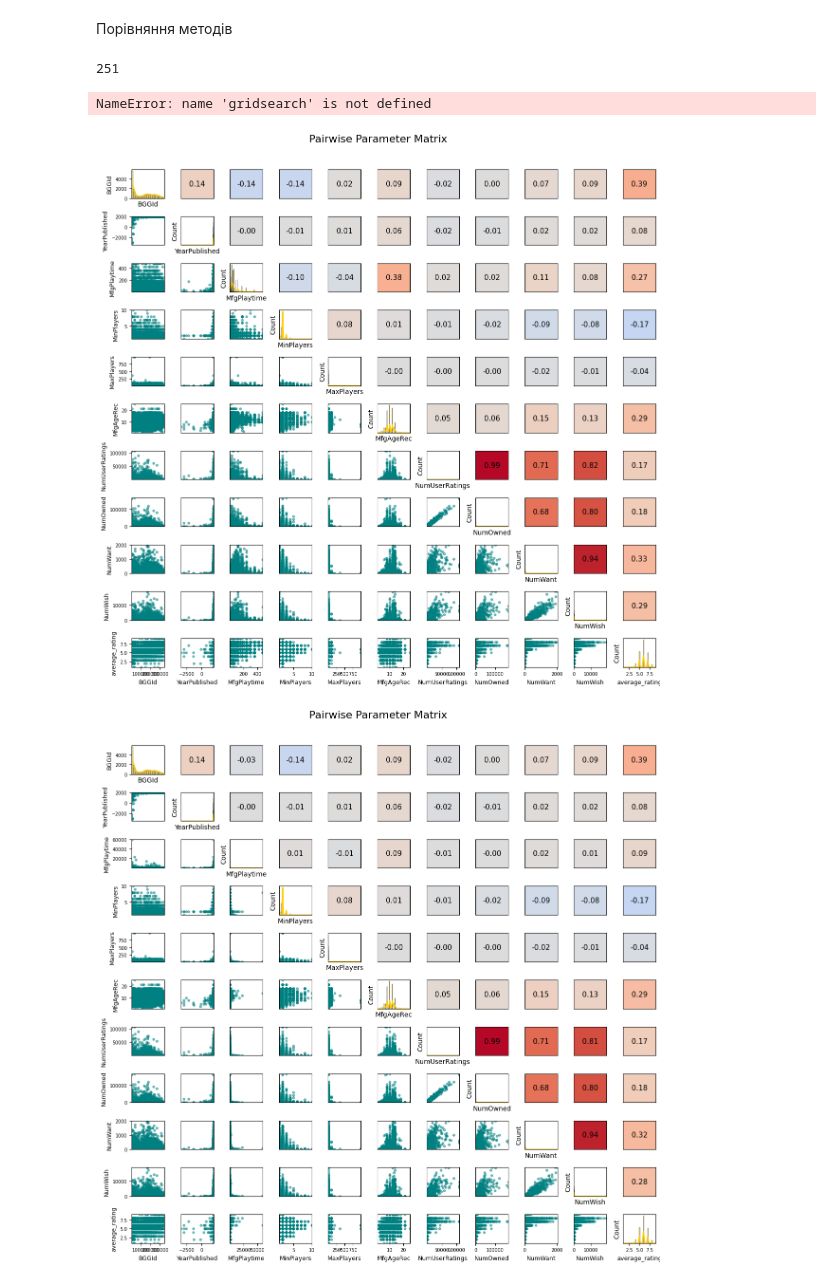
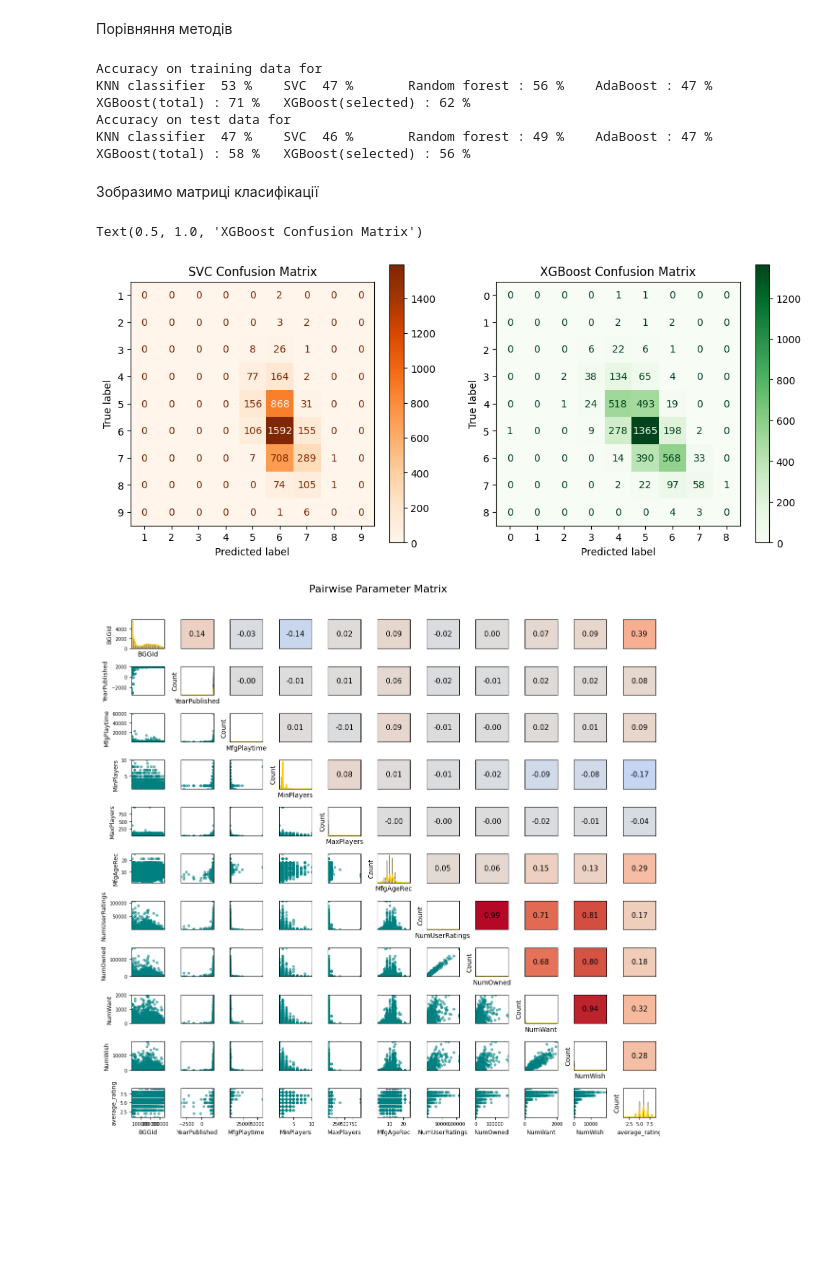
Before and after one commit to OleksandrPanasenko/BoardGamesAnalysis, a Jupyter notebook: archive/analysis.ipynb, the cells around one changed output. Drawn from its saved outputs; the diff is of its cells as text; code cells hidden in the pictures; blank space fills up the shorter version.

```diff
--- a/archive/analysis.ipynb
+++ b/archive/analysis.ipynb
@@ -1284,18 +1194,63 @@ artists_numbered.value_counts().sort_index(ascending=True)
 Name: count, dtype: int64
 # %% [markdown]
 Порівняння методів
+# %%
+X_train_numeric=scaler.fit_transform(class_df_train.drop(["BGGId", "Name", "NumUserRatings"],axis=1))
+X_test_numeric=scaler.fit_transform(class_df_test.drop(["BGGId", "Name", "NumUserRatings"],axis=1))
+# %%
+X_train=class_df_train
+X_test=class_df_test
+
+for data_name in features:
+    X_train=pd.merge(
+    X_train,
+    datasets[data_name],
+    on='BGGId',
+    how='inner'
+    )
+
+    X_test=pd.merge(
+    X_test,
+    datasets[data_name],
+    on='BGGId',
+    how='inner'
+    )
+
+feat_names = X_train.drop(["BGGId", "Name", "NumUserRatings"],axis=1).columns
+
+X_train=scaler.fit_transform(X_train.drop(["BGGId", "Name", "NumUserRatings"],axis=1))
+y_train=class_labels_train
+X_test=scaler.transform(X_test.drop(["BGGId", "Name", "NumUserRatings"],axis=1))
+y_test=class_labels_test
+
+y_train_xg=y_train-1
+y_test_xg=y_test-1
 # %%
 print("Accuracy on training data for ")
-print("KNN classifier ", int(knn.score(X_test, y_test)*100), '%', '\tSVC ', int(svc.score(X_test,y_test)), '%', '\tRandom forest :', int(forest_save.score(X_test,y_test)*100), '%', '\tAdaBoost :', int(ada.score(X_test,y_test)*100), '%', '\tXGBoost :', int(), '%')
+print("KNN classifier ", int(knn.score(X_train_numeric, y_train)*100), '%', '\tSVC ', int(svc.score(X_train_numeric,y_train)*100), '%', '\tRandom forest :', int(forest_save.score(X_train_numeric,y_train)*100), '%', '\tAdaBoost :', int(ada.score(X_train_complete,y_train)*100), '%', '\tXGBoost(total) :', int(xgb_total.score(X_train_complete,y_train-1)*100), '%', '\tXGBoost(selected) :', int(xgb.score(X_train,y_train-1)*100), '%')
+print("Accuracy on test data for ")
+print("KNN classifier ", int(knn.score(X_test_numeric, y_test)*100), '%', '\tSVC ', int(svc.score(X_test_numeric,y_test)*100), '%', '\tRandom forest :', int(forest_save.score(X_test_numeric,y_test)*100), '%', '\tAdaBoost :', int(ada.score(X_test_complete,y_test)*100), '%', '\tXGBoost(total) :', int(xgb_total.score(X_test_complete,y_test-1)*100), '%', '\tXGBoost(selected) :', int(xgb.score(X_test,y_test-1)*100), '%')
+# %% [output]
+Accuracy on training data for
+KNN classifier  53 %    SVC  47 %       Random forest : 56 %    AdaBoost : 47 %         XGBoost(total) : 71 %   XGBoost(selected) : 62 %
+Accuracy on test data for
+KNN classifier  47 %    SVC  46 %       Random forest : 49 %    AdaBoost : 47 %         XGBoost(total) : 58 %   XGBoost(selected) : 56 %
-# %%
-games[games['MfgPlaytime']>480]['MfgPlaytime'].size
-# %% [output]
-251
-# %%
-gridsearch.cv_results_['mean_test_score']
-# %% [output]
-NameError: name 'gridsearch' is not defined
-# %%
-subplot_matrix(games_classification[games_classification['MfgPlaytime']<=480])
-# %% [output]
-[figure, removed]
+# %% [markdown]
+Зобразимо матриці класифікації
+# %%
+fig, ax = plt.subplots(1,2, figsize=(12, 5))
+
+cm=confusion_matrix(y_test, svc.predict(X_test_numeric), labels=svc.classes_)
+disp=ConfusionMatrixDisplay(confusion_matrix=cm, display_labels=svc.classes_)
+ax[0].set_title("SVC Confusion Matrix")
+
+disp.plot(cmap="Oranges",ax=ax[0])
+
+cm=confusion_matrix(y_test-1, xgb_total.predict(X_test_complete), labels=xgb_total.classes_)
+disp=ConfusionMatrixDisplay(confusion_matrix=cm, display_labels=xgb_total.classes_)
+
+disp.plot(cmap="Greens",ax=ax[1])
+ax[1].set_title("XGBoost Confusion Matrix")
+# %% [output]
+Text(0.5, 1.0, 'XGBoost Confusion Matrix')
+[figure, added]
```
Also changed, not shown: parts of 47 cells of this notebook.
